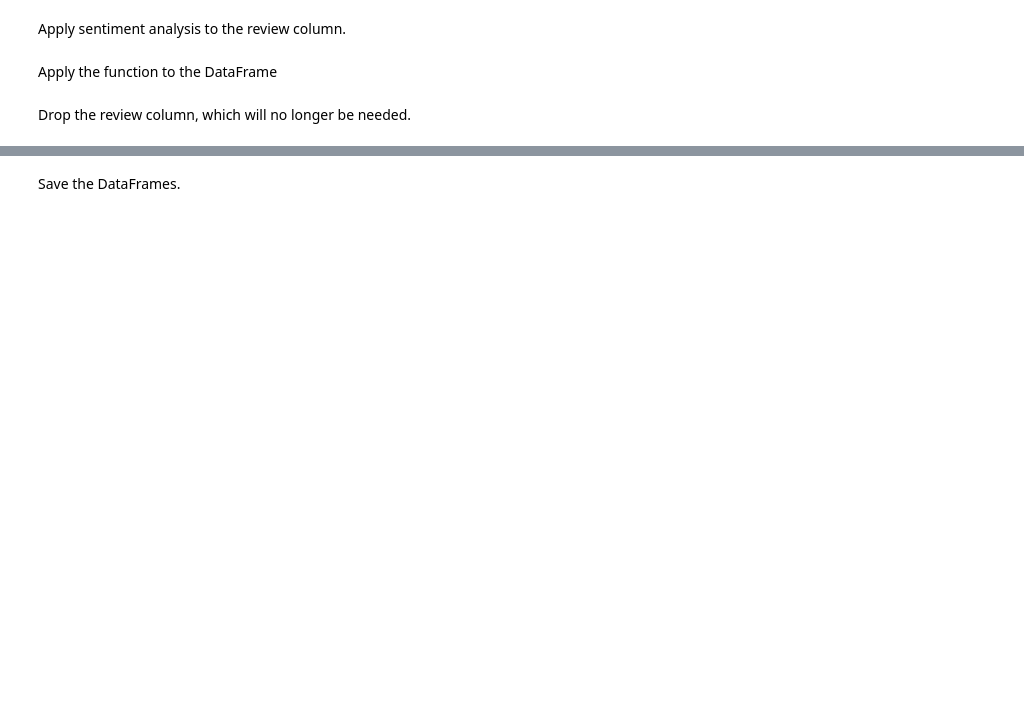
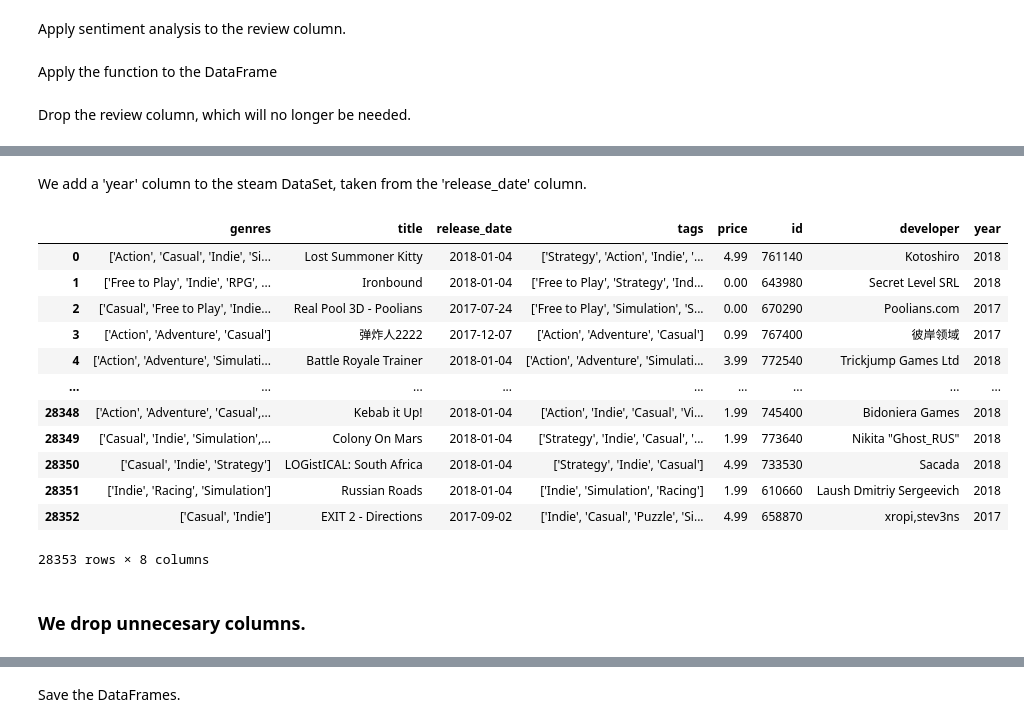
Before and after one commit to PatoMarzi/Steam_ML, a Jupyter notebook: ETL.ipynb, the cells around one changed output, grey strips where cells are left out. Saved outputs shown, nothing was run; the diff lists cells and outputs as text; code cells hidden in the pictures; blank space fills up the shorter version.

```diff
--- a/ETL.ipynb
+++ b/ETL.ipynb
@@ -384,0 +245,21 @@ reviewDF.head(2)
+# %% [markdown]
+We add a 'year' column to the steam DataSet, taken from the 'release_date' column.
+# %%
+steam['year'] = pd.to_datetime(steam['release_date']).dt.year
+steam
+# %% [output]
+|  | genres | title | release_date | tags | price | id | developer | year |
+| 0 | ['Action', 'Casual', 'Indie', 'Si... | Lost Summoner Kitty | 2018-01-04 | ['Strategy', 'Action', 'Indie', '... | 4.99 | 761140 | Kotoshiro | 2018 |
+| 1 | ['Free to Play', 'Indie', 'RPG', ... | Ironbound | 2018-01-04 | ['Free to Play', 'Strategy', 'Ind... | 0.00 | 643980 | Secret Level SRL | 2018 |
+| 2 | ['Casual', 'Free to Play', 'Indie... | Real Pool 3D - Poolians | 2017-07-24 | ['Free to Play', 'Simulation', 'S... | 0.00 | 670290 | Poolians.com | 2017 |
+| 3 | ['Action', 'Adventure', 'Casual'] | 弹炸人2222 | 2017-12-07 | ['Action', 'Adventure', 'Casual'] | 0.99 | 767400 | 彼岸领域 | 2017 |
+| 4 | ['Action', 'Adventure', 'Simulati... | Battle Royale Trainer | 2018-01-04 | ['Action', 'Adventure', 'Simulati... | 3.99 | 772540 | Trickjump Games Ltd | 2018 |
+| ... | ... | ... | ... | ... | ... | ... | ... | ... |
+| 28348 | ['Action', 'Adventure', 'Casual',... | Kebab it Up! | 2018-01-04 | ['Action', 'Indie', 'Casual', 'Vi... | 1.99 | 745400 | Bidoniera Games | 2018 |
+| 28349 | ['Casual', 'Indie', 'Simulation',... | Colony On Mars | 2018-01-04 | ['Strategy', 'Indie', 'Casual', '... | 1.99 | 773640 | Nikita "Ghost_RUS" | 2018 |
+| 28350 | ['Casual', 'Indie', 'Strategy'] | LOGistICAL: South Africa | 2018-01-04 | ['Strategy', 'Indie', 'Casual'] | 4.99 | 733530 | Sacada | 2018 |
+| 28351 | ['Indie', 'Racing', 'Simulation'] | Russian Roads | 2018-01-04 | ['Indie', 'Simulation', 'Racing'] | 1.99 | 610660 | Laush Dmitriy Sergeevich | 2018 |
+| 28352 | ['Casual', 'Indie'] | EXIT 2 - Directions | 2017-09-02 | ['Indie', 'Casual', 'Puzzle', 'Si... | 4.99 | 658870 | xropi,stev3ns | 2017 |
+28353 rows × 8 columns
+# %% [markdown]
+### We drop unnecesary columns.
```
Also changed, not shown: parts of 52 cells of this notebook, 3 other files.
